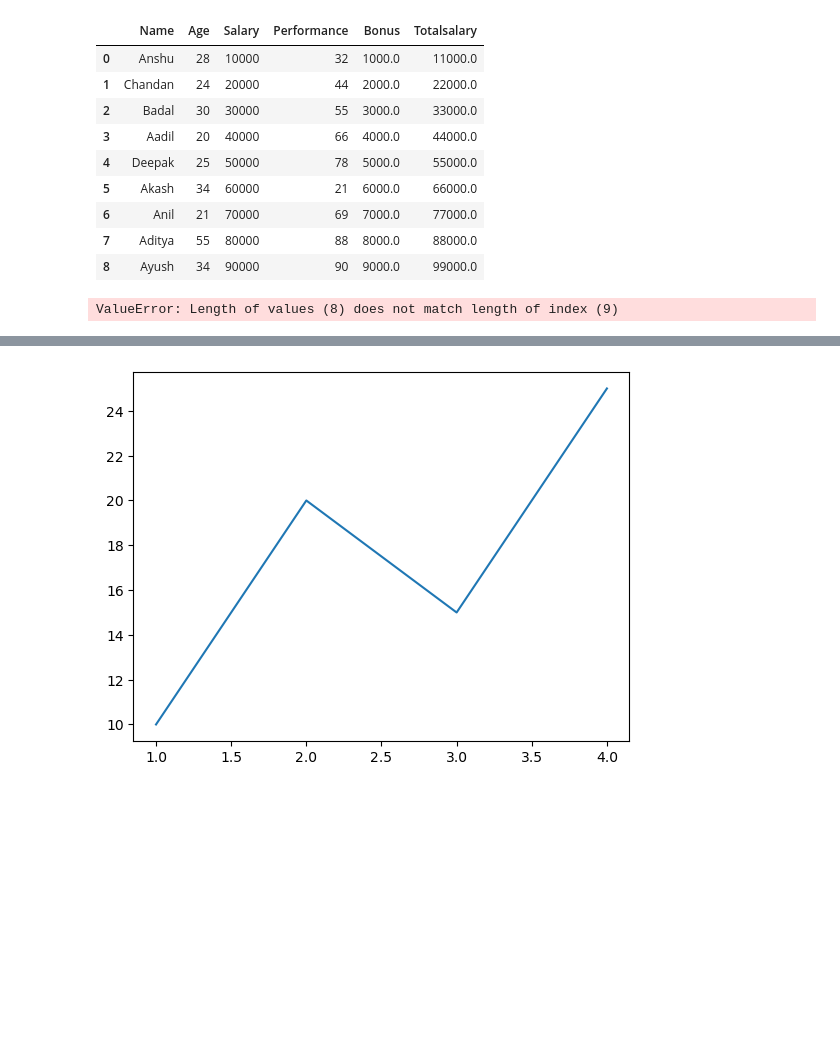
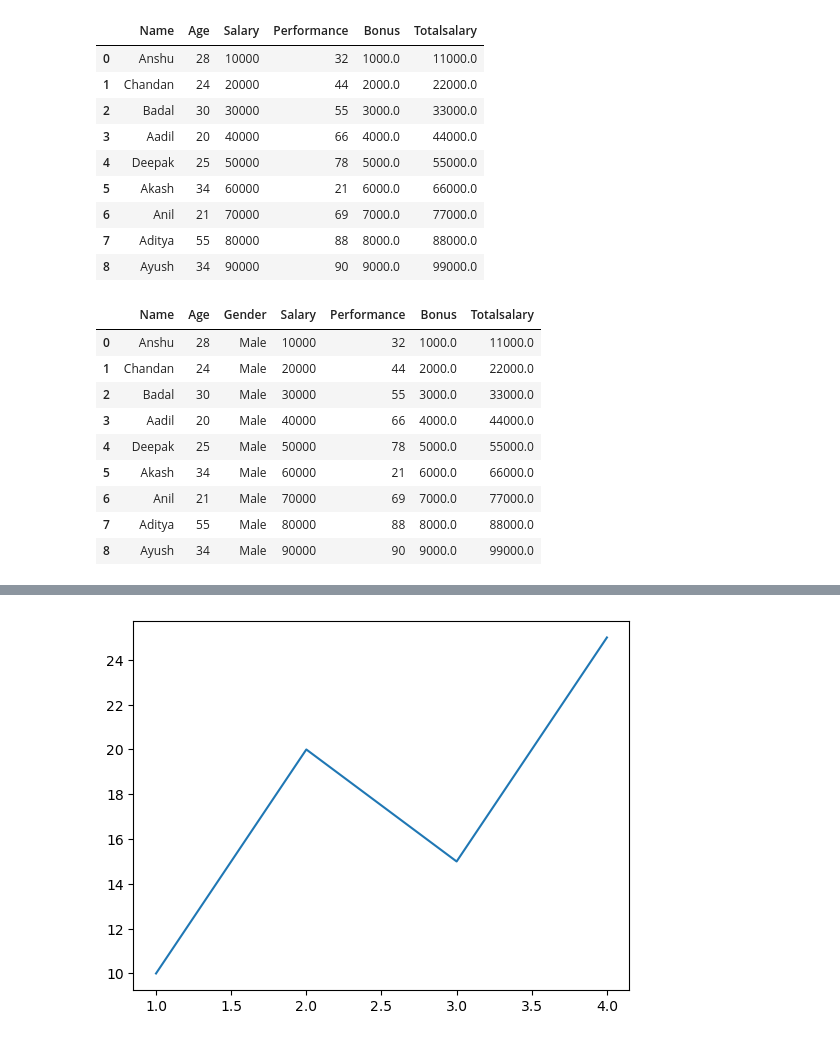
Before and after one commit to anshuKumar-codes/Data_Analytics_Journey, a Jupyter notebook: Pandas/day 1 pandas.ipynb, the cells around one changed output, grey strips where cells are left out. Drawn from its saved outputs; the diff is of its cells as text; code cells hidden in the pictures; blank space fills up the shorter version.

```diff
--- a/Pandas/day 1 pandas.ipynb
+++ b/Pandas/day 1 pandas.ipynb
@@ -394,10 +397,19 @@ df5
 | 8 | Ayush | 34 | 90000 | 90 | 9000.0 | 99000.0 |
 # %%
 #-----------.insert(column index,"Column name",asign) we use this to insert a column on specific index.
-df5.insert(2,"Gender",["Male"]*8)
+df5.insert(2,"Gender",["Male"]*9)
 df5
 # %% [output]
-ValueError: Length of values (8) does not match length of index (9)
+|  | Name | Age | Gender | Salary | Performance | Bonus | Totalsalary |
+| 0 | Anshu | 28 | Male | 10000 | 32 | 1000.0 | 11000.0 |
+| 1 | Chandan | 24 | Male | 20000 | 44 | 2000.0 | 22000.0 |
+| 2 | Badal | 30 | Male | 30000 | 55 | 3000.0 | 33000.0 |
+| 3 | Aadil | 20 | Male | 40000 | 66 | 4000.0 | 44000.0 |
+| 4 | Deepak | 25 | Male | 50000 | 78 | 5000.0 | 55000.0 |
+| 5 | Akash | 34 | Male | 60000 | 21 | 6000.0 | 66000.0 |
+| 6 | Anil | 21 | Male | 70000 | 69 | 7000.0 | 77000.0 |
+| 7 | Aditya | 55 | Male | 80000 | 88 | 8000.0 | 88000.0 |
+| 8 | Ayush | 34 | Male | 90000 | 90 | 9000.0 | 99000.0 |
 # %%
 # Updating value
 # .loc[row_index ,"Column name"]=asign new value-it use to asign a new value on a particular row index
```
Also changed, not shown: parts of 11 cells of this notebook, 1 other file.
